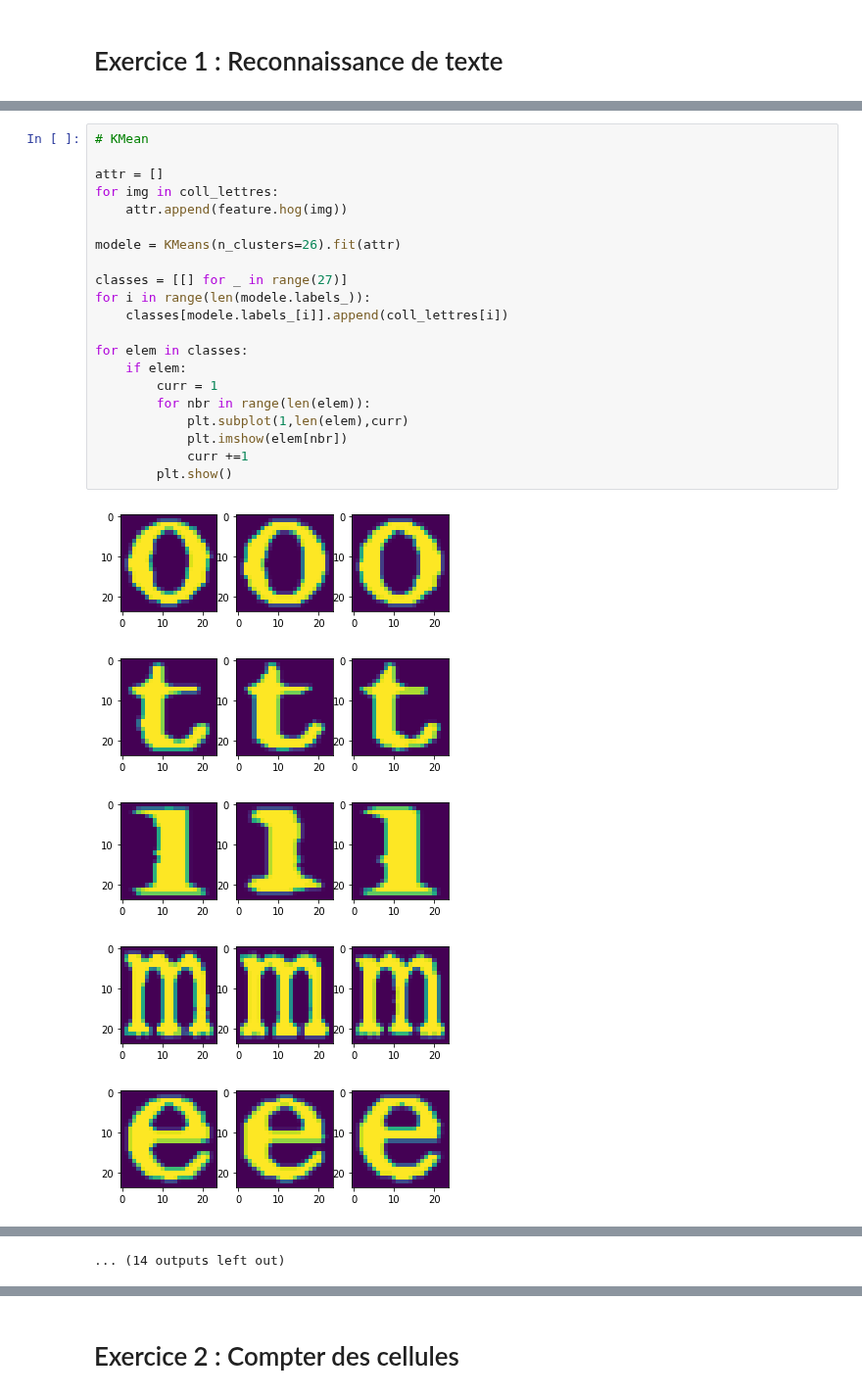
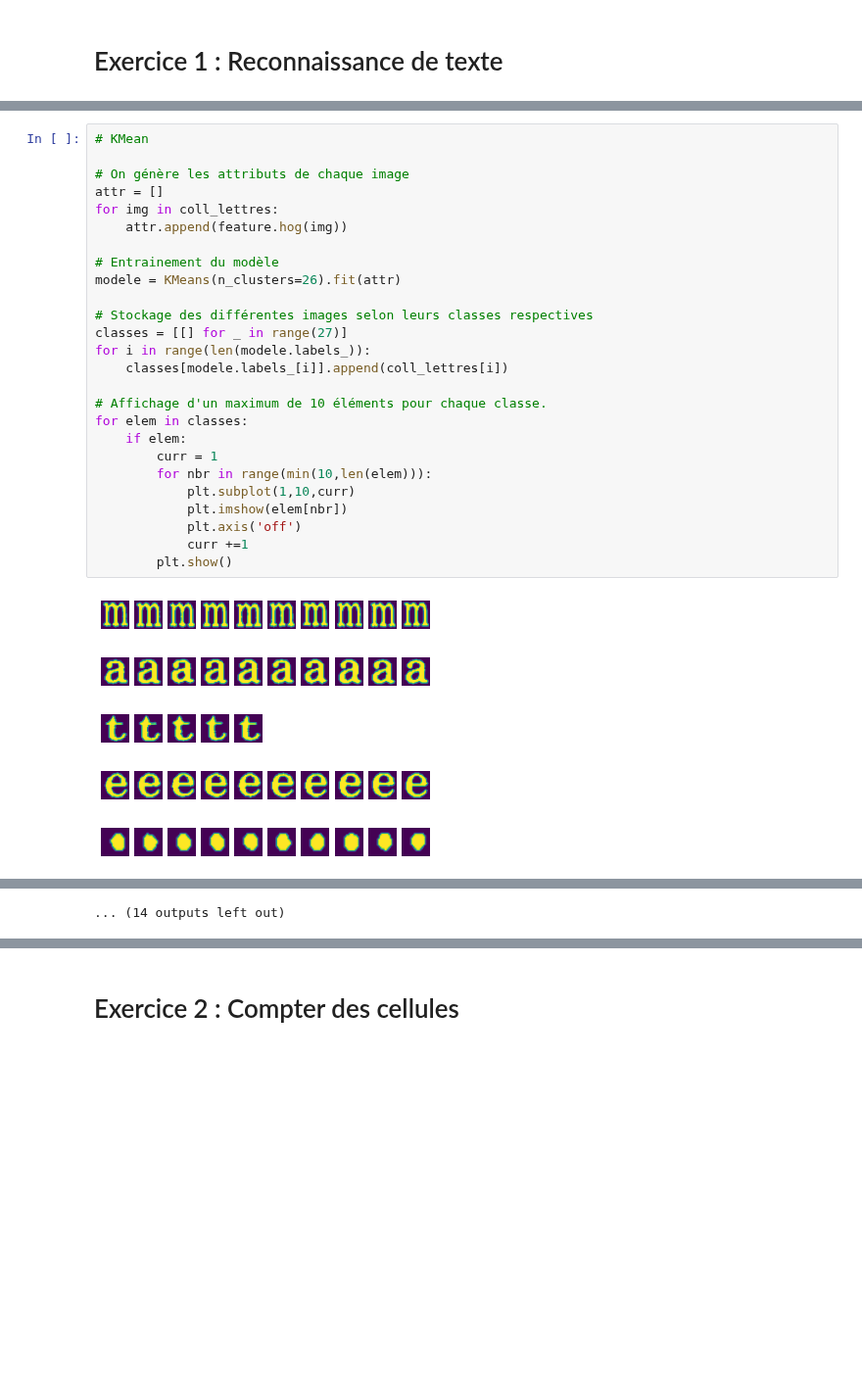
Before and after one commit to RaphaelJ-S/inf600f, a Jupyter notebook: tp/tp4/data/TP4-JACOB-SIMARD.ipynb, the cells around one changed output, grey strips where cells are left out. Shown at 98% size. Drawn from its saved outputs; the diff is of its cells as text; blank space fills up the shorter version.

Commit message:
Ajout de commentaires pour la question 1 du tp4

```diff
--- a/tp/tp4/data/TP4-JACOB-SIMARD.ipynb
+++ b/tp/tp4/data/TP4-JACOB-SIMARD.ipynb
@@ -152,27 +184,32 @@ display_randomImages(coll_lettres)
 # %%
 # KMean
 
+# On génère les attributs de chaque image
 attr = []
 for img in coll_lettres:
     attr.append(feature.hog(img))
 
+# Entrainement du modèle
 modele = KMeans(n_clusters=26).fit(attr)
 
+# Stockage des différentes images selon leurs classes respectives
 classes = [[] for _ in range(27)]
 for i in range(len(modele.labels_)):
     classes[modele.labels_[i]].append(coll_lettres[i])
 
+# Affichage d'un maximum de 10 éléments pour chaque classe.
 for elem in classes:
     if elem:
         curr = 1
-        for nbr in range(len(elem)):
-            plt.subplot(1,len(elem),curr)
+        for nbr in range(min(10,len(elem))):
+            plt.subplot(1,10,curr)
             plt.imshow(elem[nbr])
+            plt.axis('off')
             curr +=1
         plt.show()
 # %% [output]
-[figure, old version]
+[figure, new version]
-[figure, old version]
+[figure, new version]
-[figure, old version]
+[figure, new version]
-[figure, old version]
+[figure, new version]
-[figure, old version]
+[figure, new version]
```
Also changed, not shown: parts of 7 cells of this notebook.
